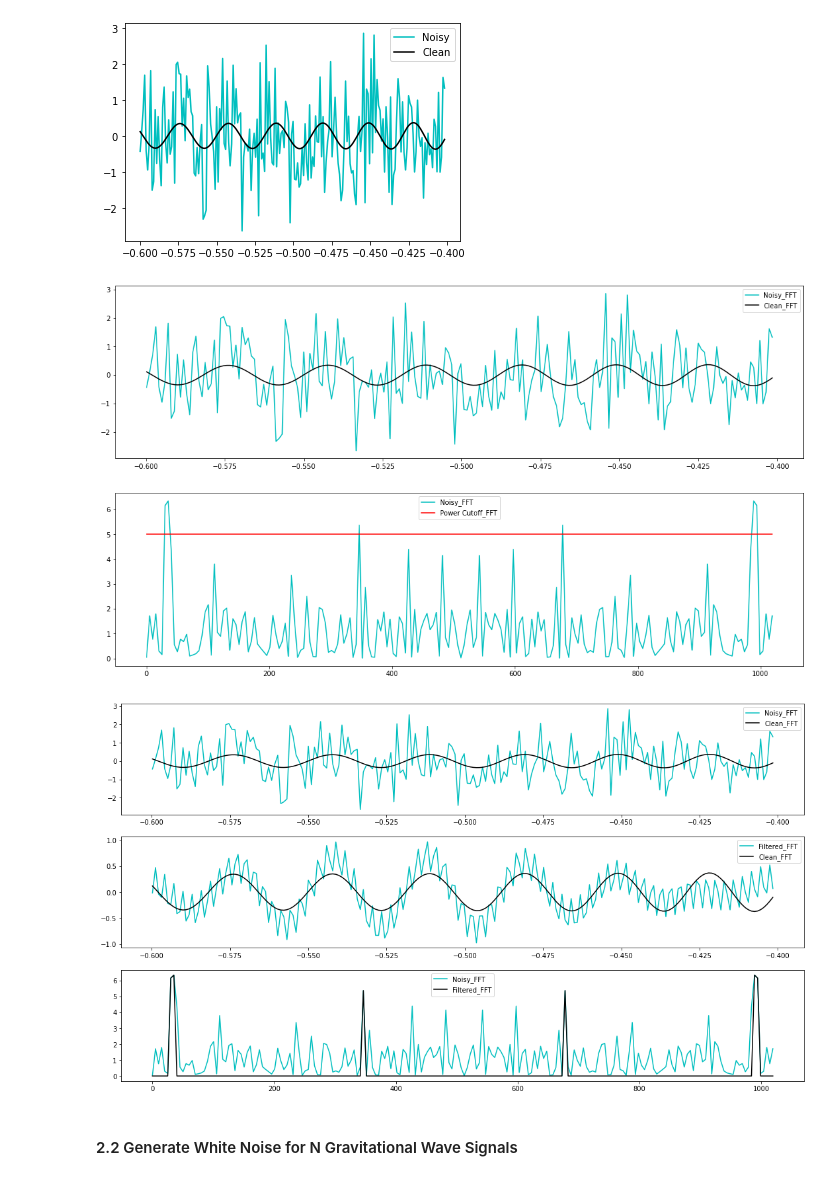
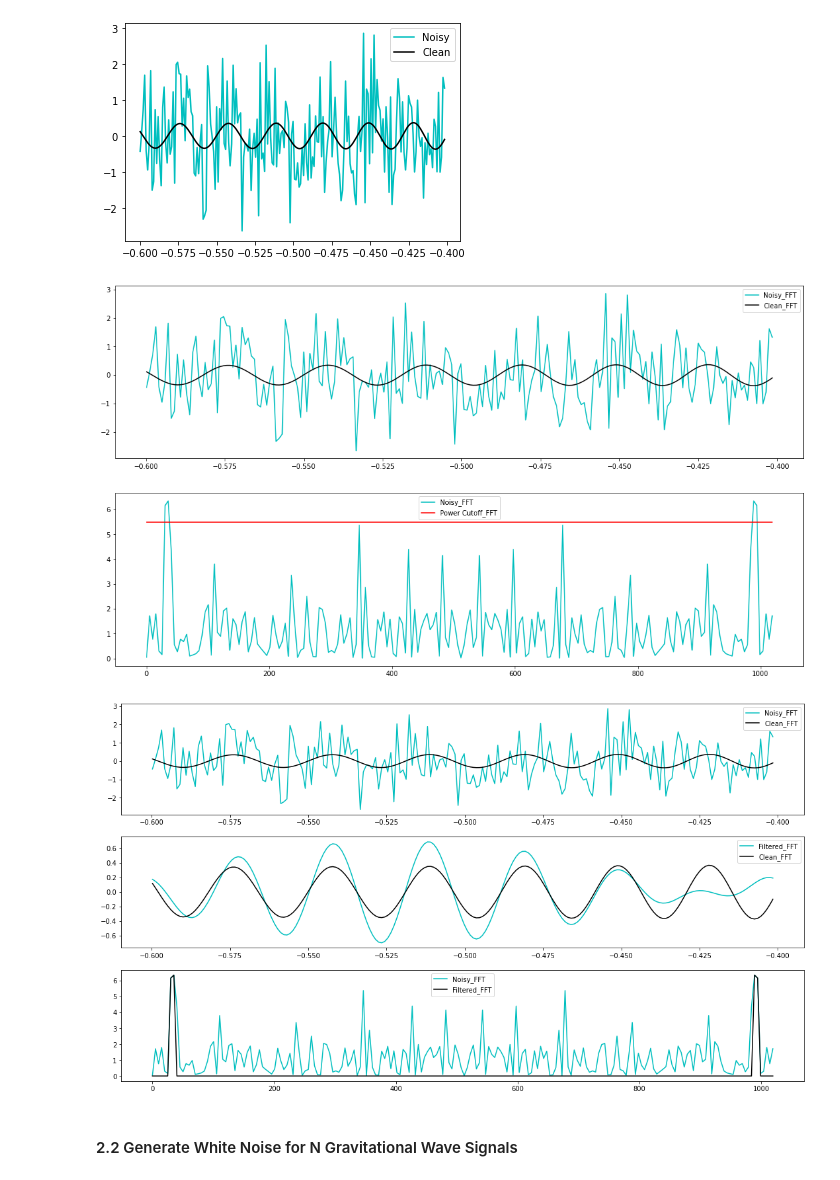
Before and after one commit to xli2522/GW-SignalGen, a Jupyter notebook: fast_chirp_gw.ipynb, the cells around one changed output. Drawn from its saved outputs; the diff is of its cells as text; code cells hidden in the pictures.

```diff
--- a/fast_chirp_gw.ipynb
+++ b/fast_chirp_gw.ipynb
@@ -279,39 +280,39 @@ plt.legend()
 
 plt.sca(ax[1])
 plt.plot(freq_FFT, PSD_FFT, color='c', label='Noisy_FFT')
-plt.plot(freq_FFT, np.full((L2_FFT),5),color='r', label='Power Cutoff_FFT')
+plt.plot(freq_FFT, np.full((L2_FFT),5.5),color='r', label='Power Cutoff_FFT')
 plt.legend()
 
 plt.show()
 # %% [output]
-[figure, old version]
+[figure, new version]
 # %%
-indices_FFT = PSD_FFT > 5
+indices_FFT = PSD_FFT > 5.5
 PSDclean_FFT = PSD_FFT*indices_FFT
 fhat_FFT = indices_FFT*fhat_FFT
 ffilt_FFT=fftpack.ifft(fhat_FFT)
 
 fig, ax = plt.subplots(3,1)
 fig.set_size_inches(18.5, 10.5)
 
 plt.sca(ax[0])
 plt.plot(t_FFT, noisy_series_FFT[-L_FFT:][:L2_FFT], color='c', label='Noisy_FFT')
 plt.plot(t_FFT, clean_series_FFT[-L_FFT:][:L2_FFT], color='k', label='Clean_FFT')
 plt.legend()
 
 plt.sca(ax[1])
 plt.plot(t_FFT, ffilt_FFT,color='c', label='Filtered_FFT')
 plt.plot(t_FFT, clean_series_FFT[-L_FFT:][:L2_FFT], color='k', label='Clean_FFT')
 plt.legend()
 
 plt.sca(ax[2])
 plt.plot(freq_FFT, PSD_FFT, color='c', label='Noisy_FFT')
 plt.plot(freq_FFT, PSDclean_FFT, color='k', label='Filtered_FFT')
 plt.legend()
 
 plt.show()
 # %% [output]
-[figure, old version]
+[figure, new version]
 # %% [markdown]
 #### 2.2 Generate White Noise for N Gravitational Wave Signals
 # %%
```
Also changed, not shown: parts of 3 cells of this notebook.
